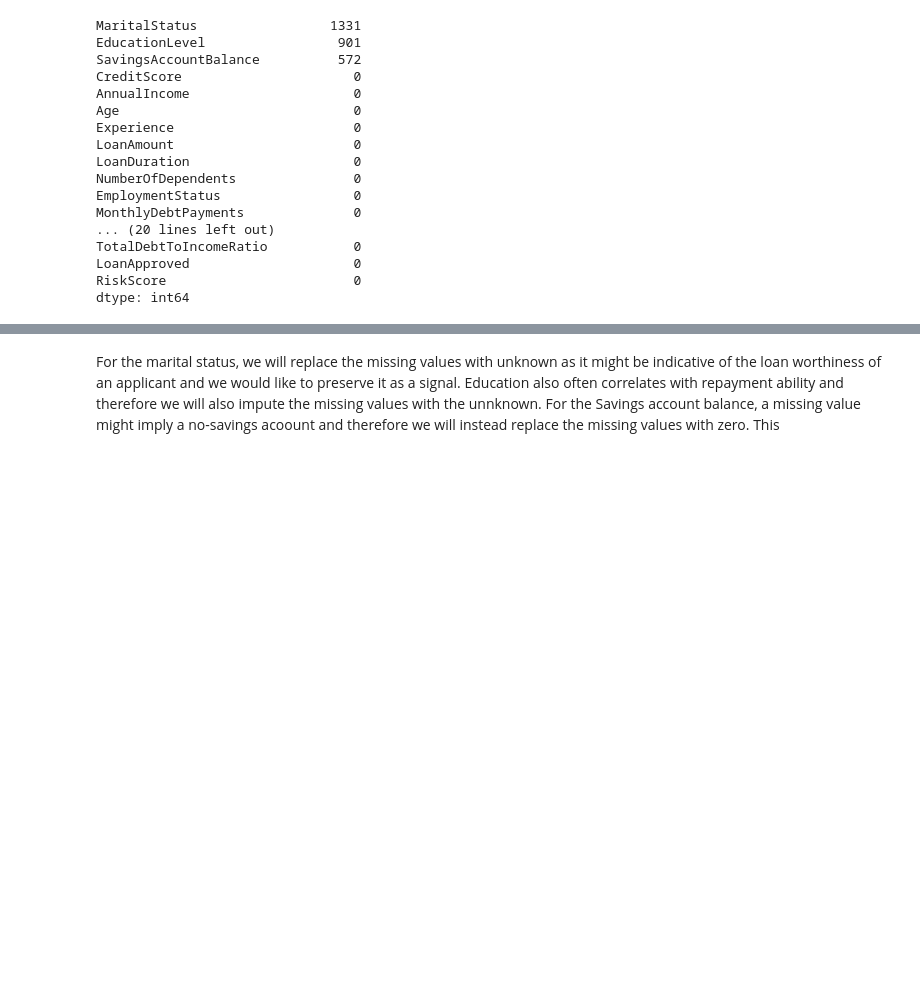
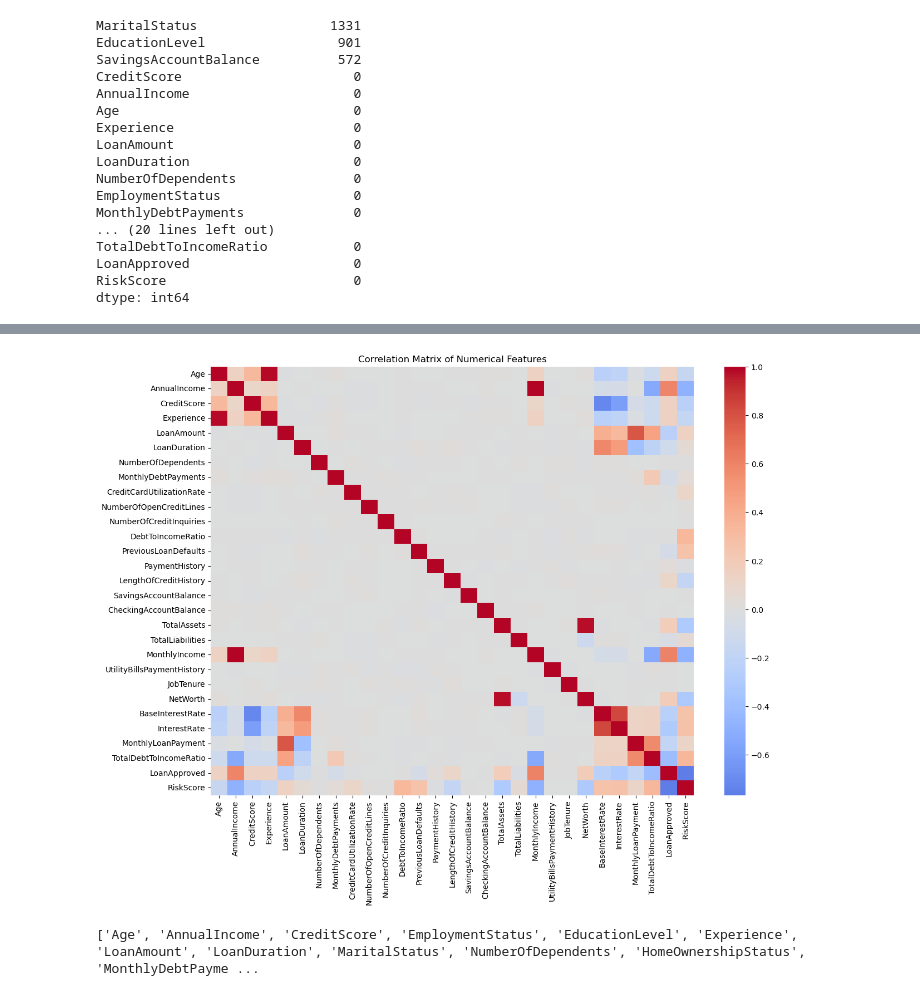
Before and after one commit to Brunomachogu/MLM_Loan_Approval, a Jupyter notebook: MLM_Loan_Approval.ipynb, the cells around one changed output, grey strips where cells are left out. Cells and saved outputs as stored; diff of their text form; code cells hidden in the pictures; blank space fills up the shorter version.

```diff
--- a/MLM_Loan_Approval.ipynb
+++ b/MLM_Loan_Approval.ipynb
@@ -127,3 +193,14 @@ NO missingness in other features
-# %% [markdown]
-For the marital status, we will replace the missing values with unknown as it might be indicative of the loan worthiness of an applicant and we would like to preserve it as a signal. Education also often correlates with repayment  ability and therefore we will also impute the missing values with the unnknown.
-For the Savings account balance, a missing value might imply  a no-savings acoount and therefore  we will instead replace the missing values with zero. This
+# %%
+# Clean AnnualIncome column
+df["AnnualIncome"] = (df["AnnualIncome"].replace('[\$,]', '', regex=True).astype(float))
+# %%
+plt.figure(figsize=(14,10))
+sns.heatmap(df.corr(numeric_only=True), cmap="coolwarm", center=0)
+plt.title("Correlation Matrix of Numerical Features")
+plt.show()
+# %% [output]
+[figure, added]
+# %%
+print(df.columns.tolist())
+# %% [output]
+['Age', 'AnnualIncome', 'CreditScore', 'EmploymentStatus', 'EducationLevel', 'Experience', 'LoanAmount', 'LoanDuration', 'MaritalStatus', 'NumberOfDependents', 'HomeOwnershipStatus', 'MonthlyDebtPayme ...
```
Also changed, not shown: parts of 24 cells of this notebook.
